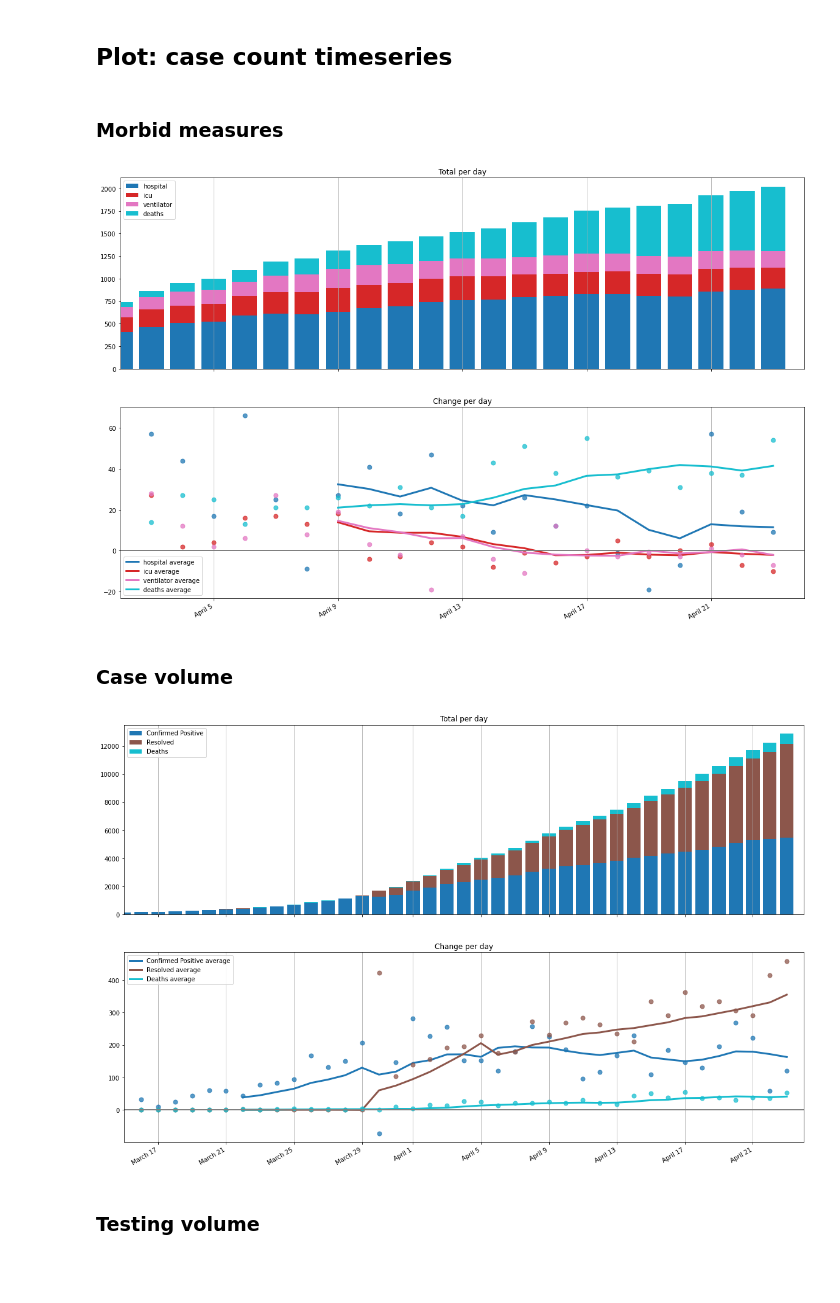
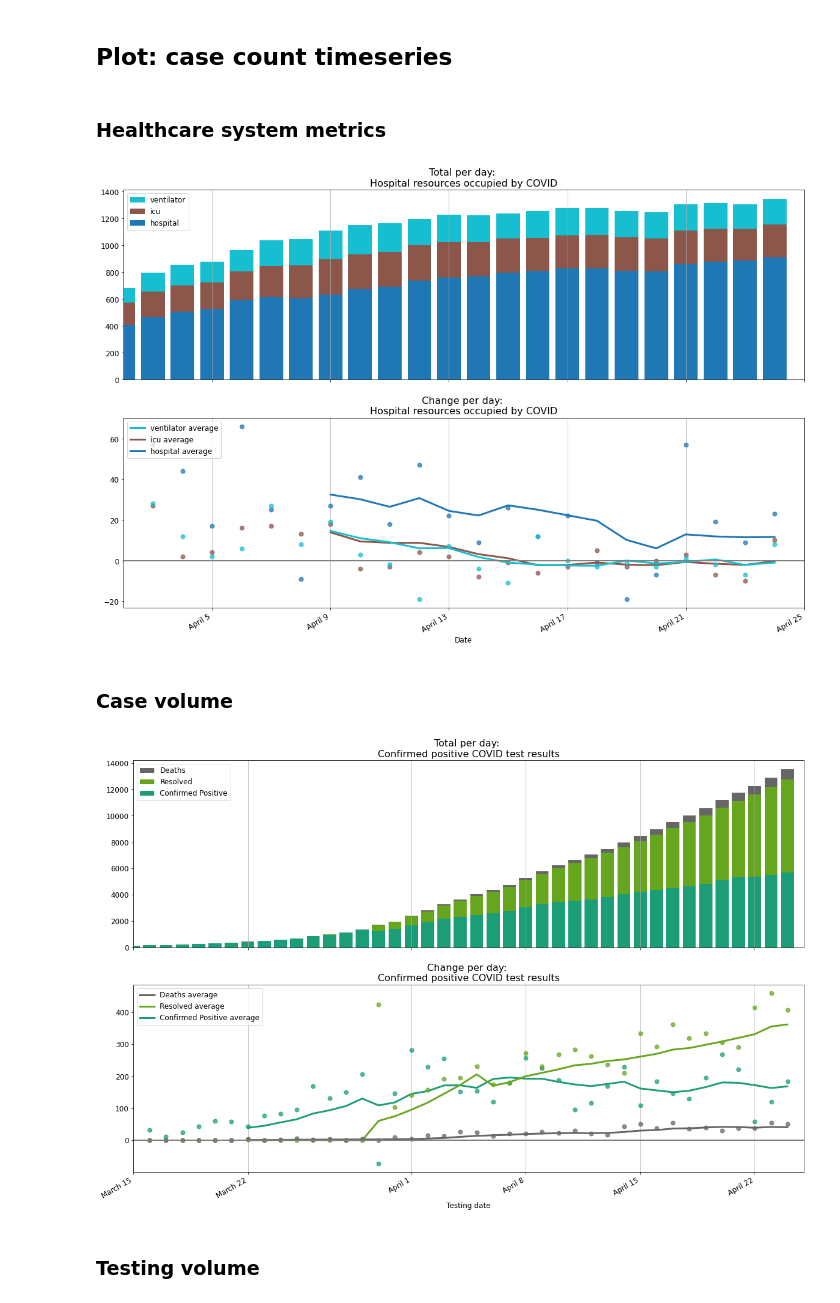
Before and after one commit to rlwelch/covid-ontario, a Jupyter notebook: covid_ontario/covid_ontario_investigation.ipynb, the cells around one changed output. Cells and saved outputs as stored; diff of their text form; code cells hidden in the pictures; blank space fills up the shorter version.

```diff
--- a/covid_ontario/covid_ontario_investigation.ipynb
+++ b/covid_ontario/covid_ontario_investigation.ipynb
@@ -177,9 +199,6 @@ File already exists: data/2020-04-24/conposcovidloc.geojson. Skipping download.
 # Investigate Summary dataset: Status of COVID-19 cases
 # %%
 dataset = "Status of COVID-19 cases in Ontario"
-url_website = get_website_url(dataset)
-url_dataset = get_data_urls(url_website)
-path_dataset = fetch_test_data(url_dataset)[0]
-case_status = load_test_data(path_dataset)
+case_status = get_and_load_data(dataset)
 tests = clean_test_data(case_status)
 # %% [output]
@@ -197,2 +216,5 @@ tests.tail()
 # %% [markdown]
 ## Plot: fractional change in active cases over time
+# %%
+    ts = time_series
+    ts = ts/ts.shift(1)
@@ -348,7 +374,7 @@ plt.show()
 # %% [markdown]
 ## Plot: case count timeseries
 # %%
-def plot_timeline(time_series, start_date, colormap="rainbow"):
+def plot_timeline(time_series, start_date, colormap="rainbow", title_append="", days_warning=0):
     """
     Make a pretty plot of a timeseries.
 
@@ -366,6 +392,9 @@ def plot_timeline(time_series, start_date, colormap="rainbow"):
         Contains two Axes: total per day, change per day.
     """
     cmap = plt.get_cmap(colormap)
+    small_font = 10
+    medium_font = 12
+    large_font = 16
 
     fig, [ax_total, ax_change] = plt.subplots(nrows=2, ncols=1, figsize=(20, 14))
 
@@ -387,12 +416,23 @@ def plot_timeline(time_series, start_date, colormap="rainbow"):
     # Iterate over the two kinds of graph: total, and change
     for name, ax in axes.items():
         # Restrict range in x-axis
+        # Be even more restrictive in the change plot
         x_data_max = pd.to_datetime(start_date)
         if name == "change":
             x_data_max = x_data_max + pd.DateOffset(1)
 
         df = ts[name]
         df_plot = df[df.index >= x_data_max]
+
+        # Add a date annotation to the plot to warn where data is incomplete
+        if days_warning:
+            date_warning = [
+                {
+                "date": f"{(outcome_ts.index.max() - pd.Timedelta(days=days_warning)).strftime('%Y-%m-%d')}",
+                "label": "Incomplete\ndata"
+                }
+            ]
+            add_date_annotations(ax, date_warning, start_y=0.8, color="gray")
 
         colors = cmap(np.linspace(0, 1, len(df_plot.columns)))
         bar_below = pd.Series(data=0, index=df_plot.index)
@@ -407,6 +447,8 @@ def plot_timeline(time_series, start_date, colormap="rainbow"):
                     bottom=bar_below
                 )
                 bar_below = bar_below + df_plot[col]
+
+
             if name == "change":
                 ax.plot(
                     df_plot[col],
@@ -436,35 +478,42 @@ def plot_timeline(time_series, start_date, colormap="rainbow"):
         ax.xaxis.set_major_formatter(mdates.DateFormatter("%B %-d"))
         ax.xaxis.grid(True, which="major")
 
-        ax.set_title(text[name]["title"])
-        ax.legend()
+        title_text = text[name]["title"]
+        if title_append:
+            title_text = f"{title_text}: {title_append}"
+        ax.set_title(title_text, fontsize=large_font)
+
+        handles, labels = ax.get_legend_handles_labels()
+        ax.legend(reversed(handles), reversed(labels), loc="upper left", fontsize=medium_font, fancybox=True)
+
+        ax.set_xlabel("Date", fontsize=medium_font)
+        ax.tick_params(labelsize=medium_font)
 
     fig.autofmt_xdate()
     return fig
-# %% [markdown]
-### Morbid measures
+# %% [markdown]
+### Healthcare system metrics
 # %%
-morbid_cols = {
+healthcare_cols = {
     "Number of patients hospitalized with COVID-19": "hospital",
     "Number of patients in ICU with COVID-19": "icu",
     "Number of patients in ICU on a ventilator with COVID-19": "ventilator",
-    "Deaths": "deaths"
 }
-morbid = tests[morbid_cols].rename(columns=morbid_cols)
+healthcare = tests[healthcare_cols].rename(columns=healthcare_cols)
 # %%
-fig = plot_timeline(morbid, "2020-04-02", colormap="tab10")
+fig = plot_timeline(healthcare, "2020-04-02", colormap="tab10", title_append="\nHospital resources occupied by COVID")
 plt.show()
 # %% [output]
-[figure, old version]
+[figure, new version]
 # %% [markdown]
 ### Case volume
 # %%
-case_cols = ["Confirmed Positive", "Resolved", "Deaths"]
-cases = tests[case_cols]
-fig = plot_timeline(cases, "2020-03-15", colormap="tab10")
+cases = tests[["Confirmed Positive", "Resolved", "Deaths"]]
+fig = plot_timeline(cases, "2020-03-15", colormap="Dark2", title_append="\nConfirmed positive COVID test results")
+plt.xlabel("Testing date")
 plt.show()
 # %% [output]
-[figure, old version]
+[figure, new version]
 # %% [markdown]
 ### Testing volume
 # %%
```
Also changed, not shown: parts of 28 cells of this notebook.
